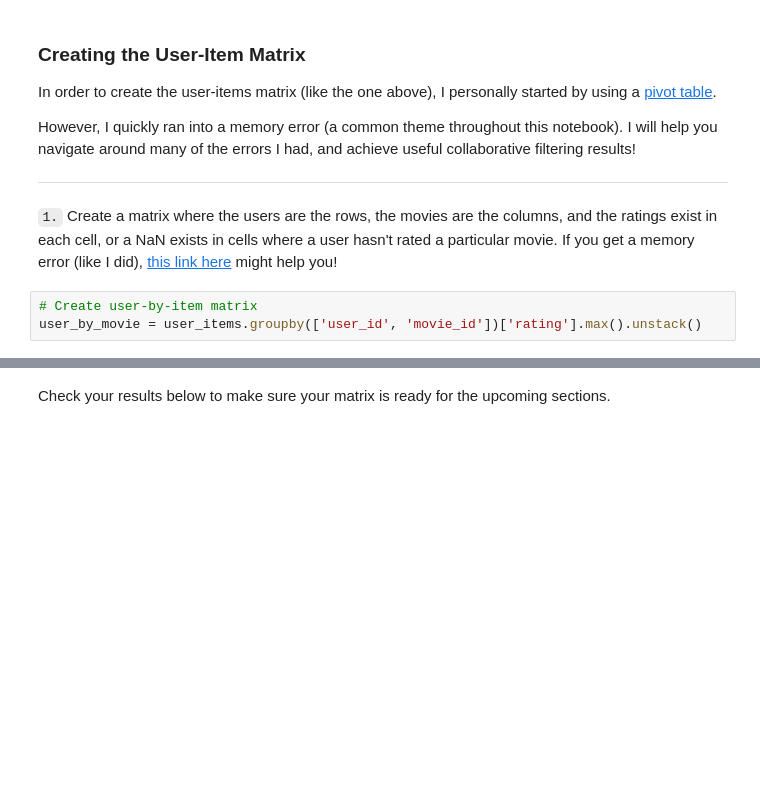
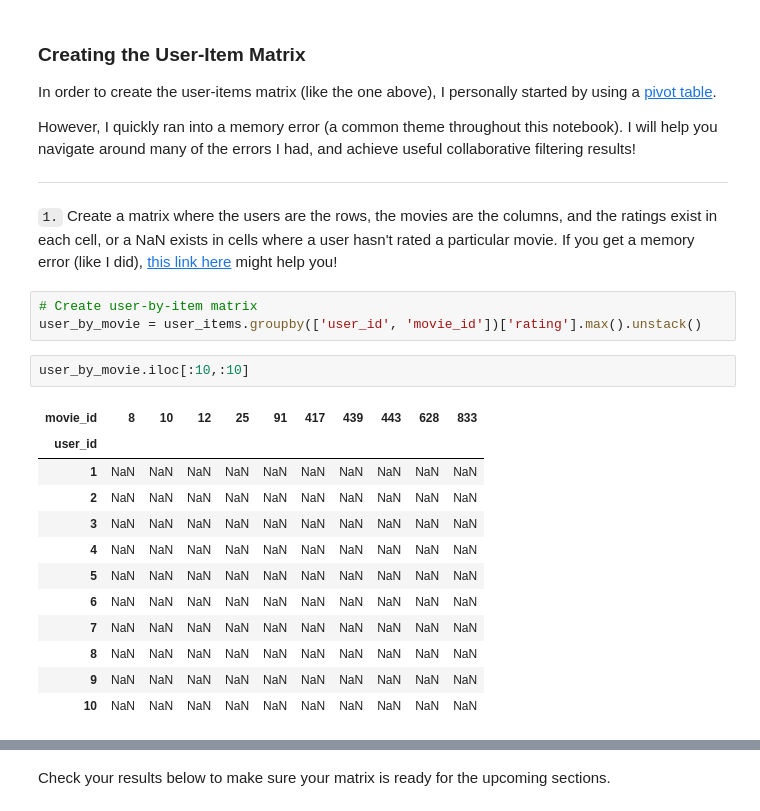
Before and after one commit to ddhartma/Recommendation-Engines, a Jupyter notebook: notebooks/Collaborative_Filtering.ipynb, the cells around one changed output, grey strips where cells are left out. Cells and saved outputs as stored; diff of their text form; blank space fills up the shorter version.

```diff
--- a/notebooks/Collaborative_Filtering.ipynb
+++ b/notebooks/Collaborative_Filtering.ipynb
@@ -133,3 +148,18 @@ _____
 # %%
 # Create user-by-item matrix
 user_by_movie = user_items.groupby(['user_id', 'movie_id'])['rating'].max().unstack()
+# %%
+user_by_movie.iloc[:10,:10]
+# %% [output]
+| movie_id | 8 | 10 | 12 | 25 | 91 | 417 | 439 | 443 | 628 | 833 |
+| user_id |  |  |  |  |  |  |  |  |  |  |
+| 1 | NaN | NaN | NaN | NaN | NaN | NaN | NaN | NaN | NaN | NaN |
+| 2 | NaN | NaN | NaN | NaN | NaN | NaN | NaN | NaN | NaN | NaN |
+| 3 | NaN | NaN | NaN | NaN | NaN | NaN | NaN | NaN | NaN | NaN |
+| 4 | NaN | NaN | NaN | NaN | NaN | NaN | NaN | NaN | NaN | NaN |
+| 5 | NaN | NaN | NaN | NaN | NaN | NaN | NaN | NaN | NaN | NaN |
+| 6 | NaN | NaN | NaN | NaN | NaN | NaN | NaN | NaN | NaN | NaN |
+| 7 | NaN | NaN | NaN | NaN | NaN | NaN | NaN | NaN | NaN | NaN |
+| 8 | NaN | NaN | NaN | NaN | NaN | NaN | NaN | NaN | NaN | NaN |
+| 9 | NaN | NaN | NaN | NaN | NaN | NaN | NaN | NaN | NaN | NaN |
+| 10 | NaN | NaN | NaN | NaN | NaN | NaN | NaN | NaN | NaN | NaN |
```
Also changed, not shown: parts of 3 cells of this notebook, 2 other files.
